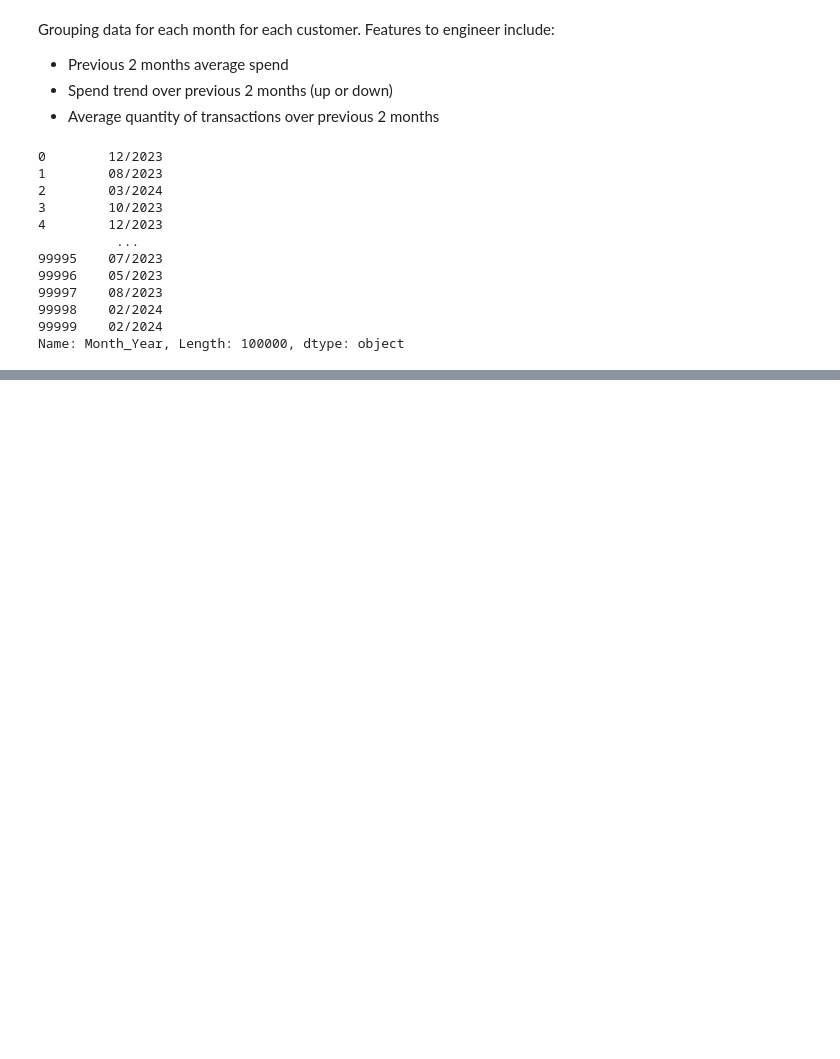
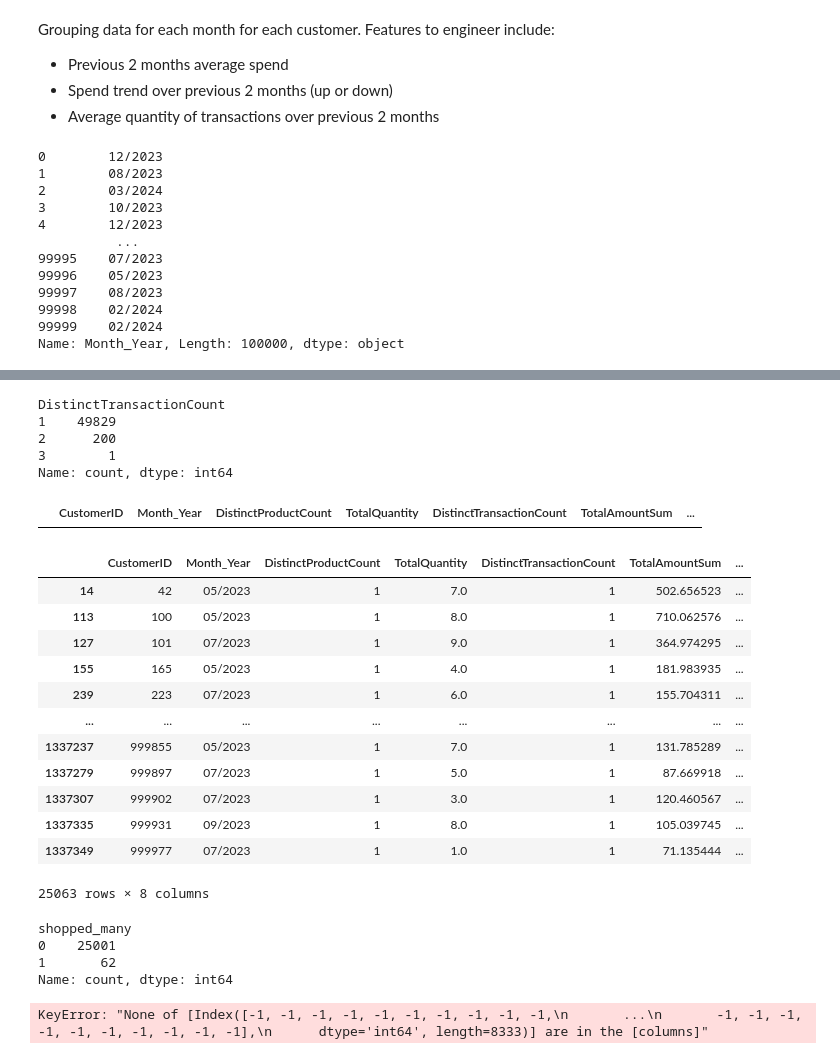
Before and after one commit to nicklambarth98/March-Machine-Learning-Madness-2025, a Jupyter notebook: retail-bayesian-hyperopt-test.ipynb, the cells around one changed output, grey strips where cells are left out. Cells and saved outputs as stored; diff of their text form; code cells hidden in the pictures; blank space fills up the shorter version.

```diff
--- a/retail-bayesian-hyperopt-test.ipynb
+++ b/retail-bayesian-hyperopt-test.ipynb
@@ -127,0 +208,65 @@ Name: Month_Year, Length: 100000, dtype: object
+# %%
+trimmed_df["DistinctTransactionCount"].value_counts()
+# %% [output]
+DistinctTransactionCount
+1    49829
+2      200
+3        1
+Name: count, dtype: int64
+# %%
+#dropping duplicates
+trimmed_df = trimmed_df.drop_duplicates(["CustomerID","Month_Year"])
+# %%
+display(trimmed_df[trimmed_df["TotalAmountSum"] == 0])
+# %% [output]
+|  | CustomerID | Month_Year | DistinctProductCount | TotalQuantity | DistinctTransactionCount | TotalAmountSum | ... |
+# %%
+trimmed_df["shopped_many"] = (
+    ((trimmed_df["TotalQuantity"] > 1) &
+     (trimmed_df["Month_Year"].isin(["06_2023", "08_2023","10/2023"])))
+    .astype(int)
+)
+# %%
+# Ensure Month_Year is in datetime format
+trimmed_df["Month_Year"] = pd.to_datetime(trimmed_df["Month_Year"], format="%m/%Y")
+
+# Filter for the base months
+base_months = ["05/2023", "07/2023", "09/2023"]
+base_months_dt = pd.to_datetime(base_months, format="%m/%Y")
+combined_df = trimmed_df[trimmed_df["Month_Year"].isin(base_months_dt)].copy()
+
+# Initialize shopped_many to 0
+combined_df["shopped_many"] = 0
+
+# Loop through each base month and update shopped_many from the next month
+for month in base_months_dt:
+    next_month = (month + pd.DateOffset(months=1))
+    mask = (trimmed_df["Month_Year"] == next_month) & (trimmed_df["shopped_many"] == 1)
+    customers = trimmed_df.loc[mask, "CustomerID"]
+    combined_df.loc[combined_df["CustomerID"].isin(customers) & (combined_df["Month_Year"] == month), "shopped_many"] = 1
+
+# Convert Month_Year back to string if needed
+combined_df["Month_Year"] = combined_df["Month_Year"].dt.strftime("%m/%Y")
+
+display(combined_df)
+# %% [output]
+|  | CustomerID | Month_Year | DistinctProductCount | TotalQuantity | DistinctTransactionCount | TotalAmountSum | ... |
+| 14 | 42 | 05/2023 | 1 | 7.0 | 1 | 502.656523 | ... |
+| 113 | 100 | 05/2023 | 1 | 8.0 | 1 | 710.062576 | ... |
+| 127 | 101 | 07/2023 | 1 | 9.0 | 1 | 364.974295 | ... |
+| 155 | 165 | 05/2023 | 1 | 4.0 | 1 | 181.983935 | ... |
+| 239 | 223 | 07/2023 | 1 | 6.0 | 1 | 155.704311 | ... |
+| ... | ... | ... | ... | ... | ... | ... | ... |
+| 1337237 | 999855 | 05/2023 | 1 | 7.0 | 1 | 131.785289 | ... |
+| 1337279 | 999897 | 07/2023 | 1 | 5.0 | 1 | 87.669918 | ... |
+| 1337307 | 999902 | 07/2023 | 1 | 3.0 | 1 | 120.460567 | ... |
+| 1337335 | 999931 | 09/2023 | 1 | 8.0 | 1 | 105.039745 | ... |
+| 1337349 | 999977 | 07/2023 | 1 | 1.0 | 1 | 71.135444 | ... |
+25063 rows × 8 columns
+# %%
+combined_df["shopped_many"].value_counts()
+# %% [output]
+shopped_many
+0    25001
+1       62
+Name: count, dtype: int64
@@ -127,0 +276,6 @@ Name: Month_Year, Length: 100000, dtype: object
+# %%
+#splitting label from data.
+X = train[~train["shopped_many"]]
+y = train["shopped_many"]
+# %% [output]
+KeyError: "None of [Index([-1, -1, -1, -1, -1, -1, -1, -1, -1, -1,\n       ...\n       -1, -1, -1, -1, -1, -1, -1, -1, -1, -1],\n      dtype='int64', length=8333)] are in the [columns]"
```
Also changed, not shown: parts of 23 cells of this notebook.
